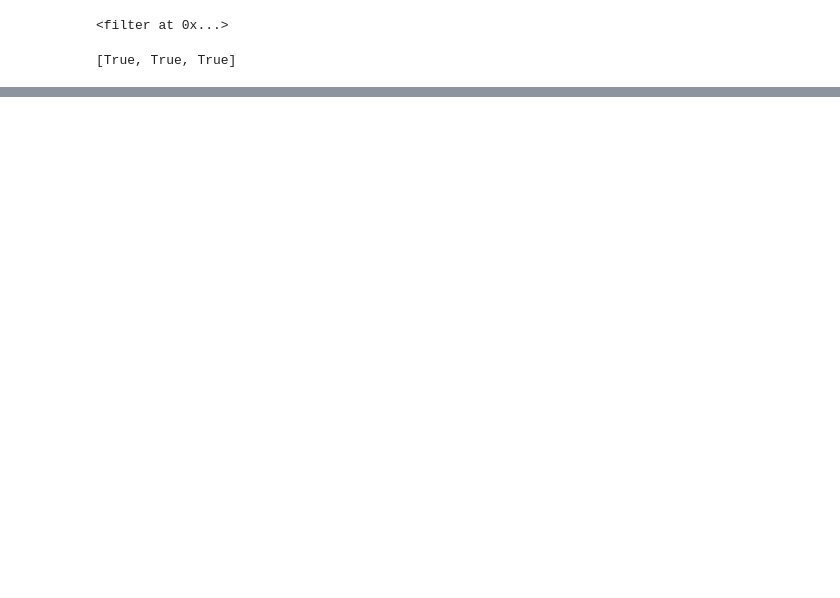
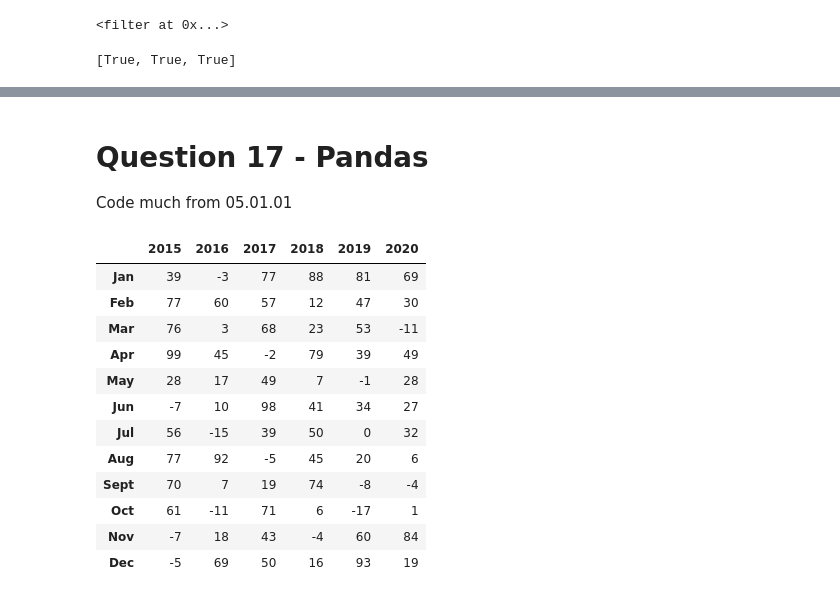
Before and after one commit to TheDarkTrumpet/BAIS-6040-0EXP-Sum2021, a Jupyter notebook: Homework/final.conceptual.ipynb, the cells around one changed output, grey strips where cells are left out. Cells and saved outputs as stored; diff of their text form; code cells hidden in the pictures; blank space fills up the shorter version.

```diff
--- a/Homework/final.conceptual.ipynb
+++ b/Homework/final.conceptual.ipynb
@@ -144,0 +243,29 @@ TypeError: something() missing 1 required positional argument: 'v'
+# %% [markdown]
+# Question 17 - Pandas
+
+Code much from 05.01.01
+# %%
+import numpy.random as rnd
+# Generate some fixture data
+months = ["Jan", "Feb", "Mar", "Apr", "May", "Jun", "Jul", "Aug", "Sept", "Oct", "Nov", "Dec"]
+years = [2015, 2016, 2017, 2018, 2019, 2020]
+
+rnd.seed(1024)
+
+npTemps = rnd.randint(-20, 100, size=(len(months), len(years)))
+wonkyWeather = pd.DataFrame(npTemps, columns=years, index=months)
+wonkyWeather
+# %% [output]
+|  | 2015 | 2016 | 2017 | 2018 | 2019 | 2020 |
+| Jan | 39 | -3 | 77 | 88 | 81 | 69 |
+| Feb | 77 | 60 | 57 | 12 | 47 | 30 |
+| Mar | 76 | 3 | 68 | 23 | 53 | -11 |
+| Apr | 99 | 45 | -2 | 79 | 39 | 49 |
+| May | 28 | 17 | 49 | 7 | -1 | 28 |
+| Jun | -7 | 10 | 98 | 41 | 34 | 27 |
+| Jul | 56 | -15 | 39 | 50 | 0 | 32 |
+| Aug | 77 | 92 | -5 | 45 | 20 | 6 |
+| Sept | 70 | 7 | 19 | 74 | -8 | -4 |
+| Oct | 61 | -11 | 71 | 6 | -17 | 1 |
+| Nov | -7 | 18 | 43 | -4 | 60 | 84 |
+| Dec | -5 | 69 | 50 | 16 | 93 | 19 |
```
Also changed, not shown: parts of 28 cells of this notebook.
